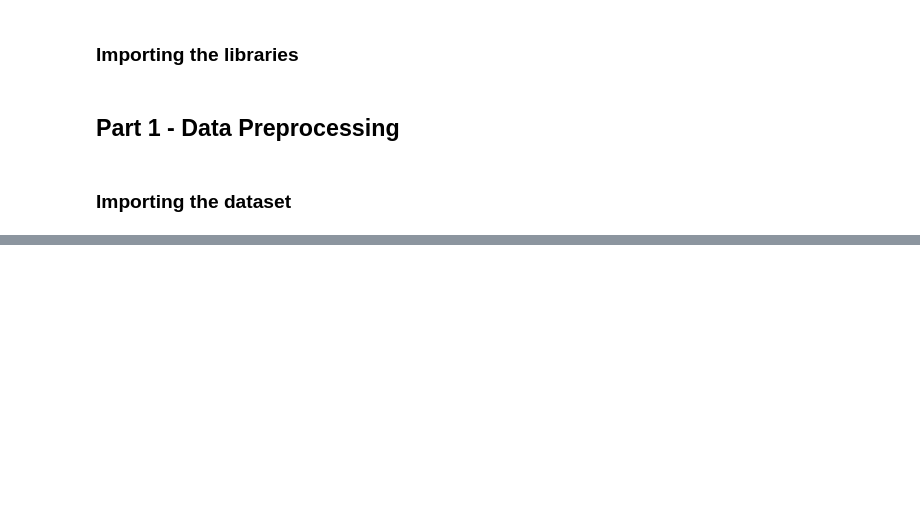
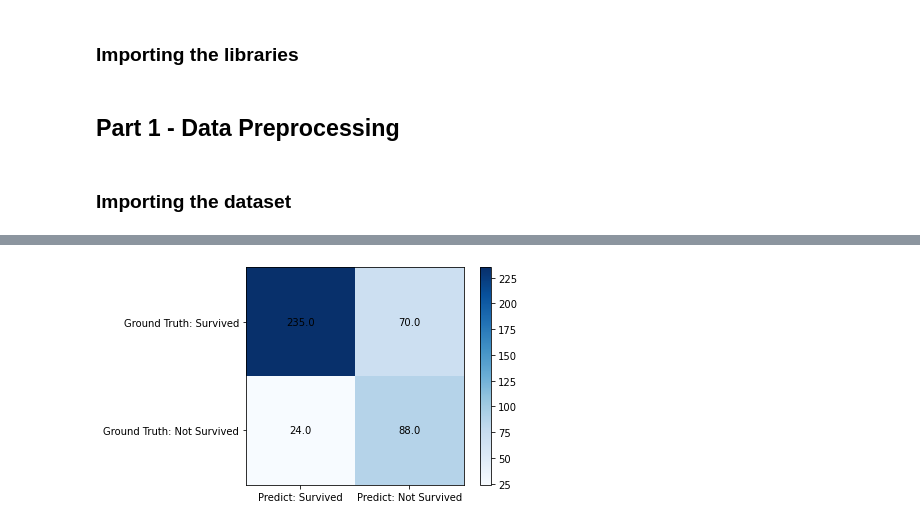
Before and after one commit to mintingchen/ECE269_Project, a Jupyter notebook: Titanic.ipynb, the cells around one changed output, grey strips where cells are left out. Drawn from its saved outputs; the diff is of its cells as text; code cells hidden in the pictures; blank space fills up the shorter version.

```diff
--- a/Titanic.ipynb
+++ b/Titanic.ipynb
@@ -252,0 +244,14 @@ df.to_csv("revised_data.csv")
+# %%
+from sklearn.neighbors import KNeighborsClassifier
+import math
+K = round(math.sqrt(df.shape[0]))
+if(K%2==0):
+    K=K+1
+# %%
+from sklearn.metrics import accuracy_score
+knn = KNeighborsClassifier(n_neighbors = K,p=1)
+knn.fit(X,Y)
+y_pred = knn.predict(xt)
+accuracy_score = accuracy_score(y_pred,yt)
+print(classification_report(y_pred,yt))
+print(accuracy_score)
@@ -252,0 +278,19 @@ df.to_csv("revised_data.csv")
+# %%
+import matplotlib.pyplot as plt
+import matplotlib
+
+fig, ax = plt.subplots()
+confusion = confusion_matrix(y_pred,yt)
+
+im = ax.imshow(confusion, cmap=plt.cm.Blues)
+ax.figure.colorbar(im, ax=ax)
+
+ax.set(yticks=[0, 1],
+       xticks=[0, 1],
+       yticklabels=['Ground Truth: Survived', 'Ground Truth: Not Survived'],
+       xticklabels=['Predict: Survived', 'Predict: Not Survived'])
+
+for (r, c), val in np.ndenumerate(confusion):
+    ax.text(c, r, '{:0.1f}'.format(val), ha='center', va='center')
+# %% [output]
+[figure, added]
```
Also changed, not shown: parts of 37 cells of this notebook, 1 other file.
